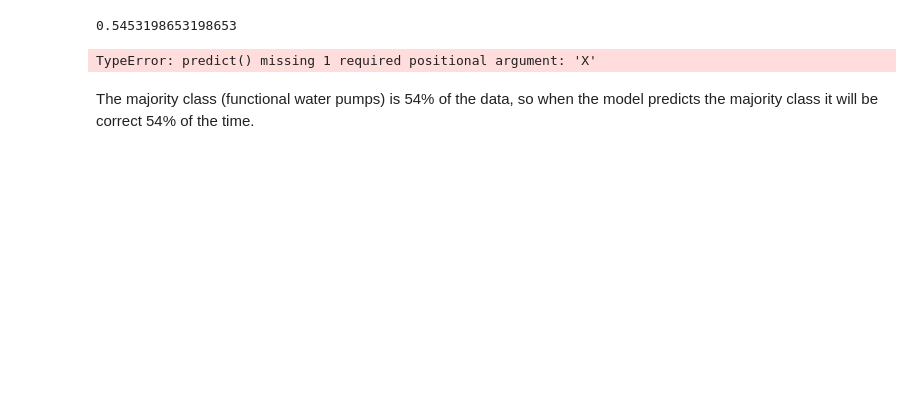
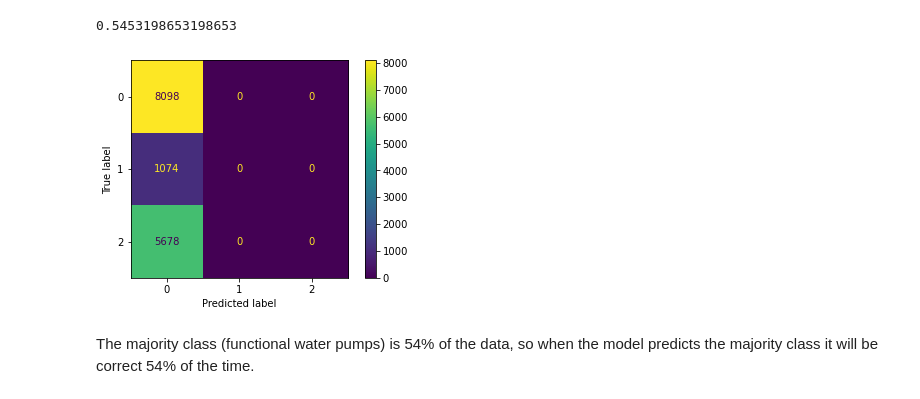
Before and after one commit to mboland23/phase_3_project, a Jupyter notebook: meg_working_notebook.ipynb, the cells around one changed output. Cells and saved outputs as stored; diff of their text form; code cells hidden in the pictures; blank space fills up the shorter version.

```diff
--- a/meg_working_notebook.ipynb
+++ b/meg_working_notebook.ipynb
@@ -397,8 +445,8 @@ accuracy_score(y_pred_dummy, y_test)
 0.5453198653198653
 # %%
 #Confusion Matrix for Dummy
-plot_confusion_matrix(estimator=DummyClassifier, X=X_test, y_true = y_test)
+plot_confusion_matrix(estimator=dummy_model, X=X_test, y_true = y_test);
 # %% [output]
-TypeError: predict() missing 1 required positional argument: 'X'
+[figure, added]
 # %% [markdown]
 The majority class (functional water pumps) is 54% of the data, so when the model predicts the majority class it will be correct 54% of the time.
```
Also changed, not shown: parts of 9 cells of this notebook.
